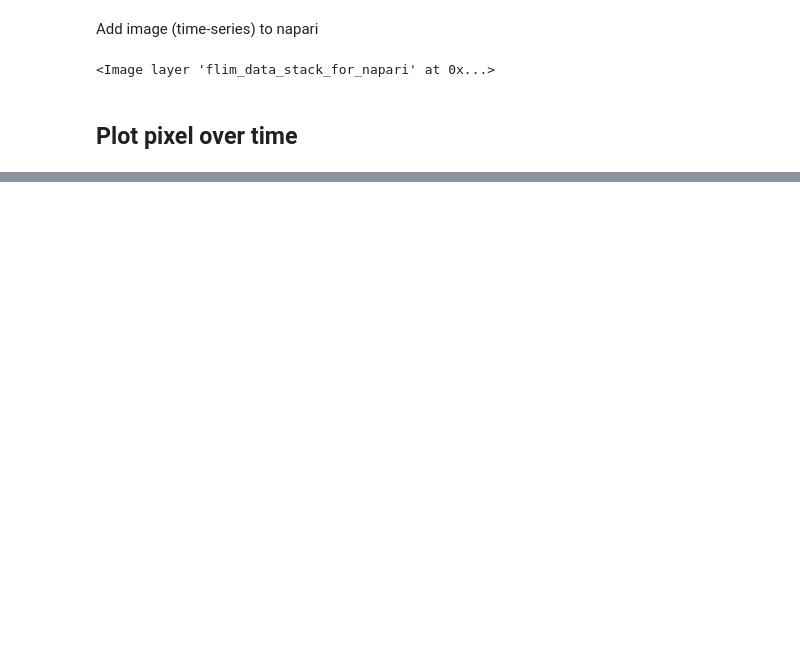
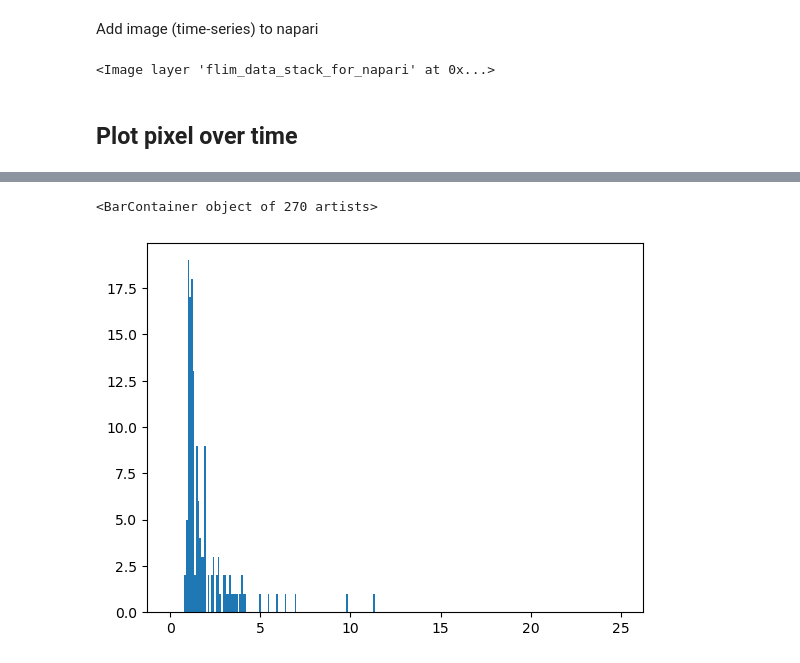
Before and after one commit to zoccoler/FLIM_analysis, a Jupyter notebook: notebooks/Open_PTU_files.ipynb, the cells around one changed output, grey strips where cells are left out. Cells and saved outputs as stored; diff of their text form; code cells hidden in the pictures; blank space fills up the shorter version.

```diff
--- a/notebooks/Open_PTU_files.ipynb
+++ b/notebooks/Open_PTU_files.ipynb
@@ -95,0 +125,5 @@ viewer.add_image(flim_data_stack_for_napari)
+# %%
+plt.bar(time_array, pixel, width = time_step)
+# %% [output]
+<BarContainer object of 270 artists>
+[figure, added]
```
Also changed, not shown: parts of 13 cells of this notebook.
